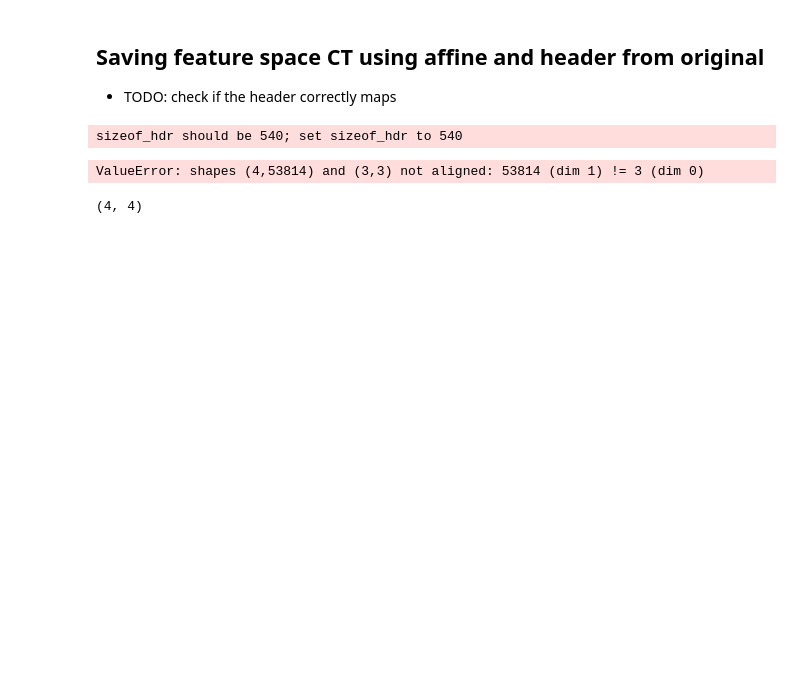
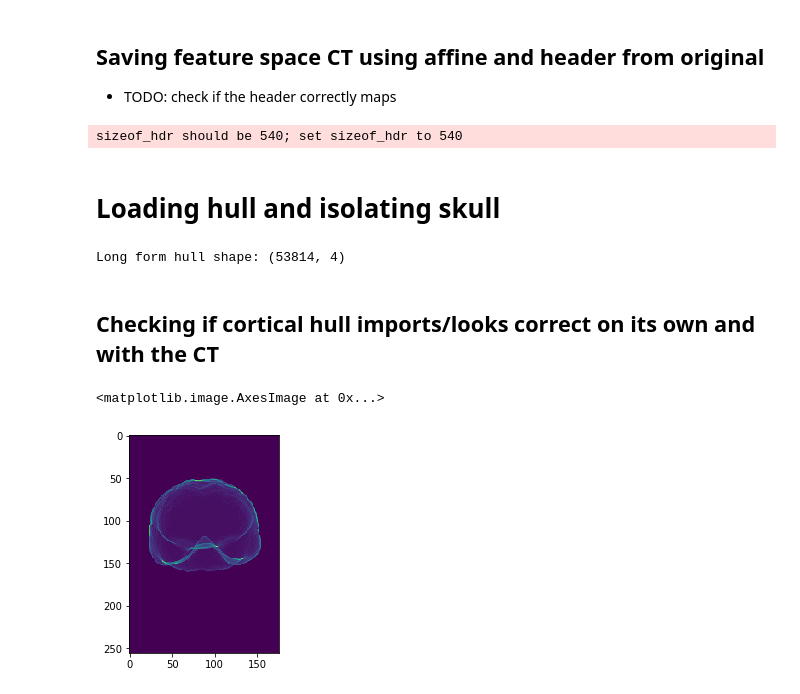
Before and after one commit to wspeier1/BE223A_2019, a Jupyter notebook: CT_Segmentation/Segment_CT-SA.ipynb, the cells around one changed output. Saved outputs shown, nothing was run; the diff lists cells and outputs as text; code cells hidden in the pictures; blank space fills up the shorter version.

```diff
--- a/CT_Segmentation/Segment_CT-SA.ipynb
+++ b/CT_Segmentation/Segment_CT-SA.ipynb
@@ -168,17 +176,18 @@ hull_mat = loadmat(hull_mat_path)
-# %%
-hull_coords = hull_mat['mask_indices']
-one = np.ones((hull_coords.shape[0], 1))
-
-hull_4d = np.hstack((hull_coords, one))
-
-aff = np.linalg.inv(feature_CT.affine)
-
-hull_idx = nib.affines.apply_affine(aff, hull_4d)
-
-hull_idx
-# %% [output]
-ValueError: shapes (4,53814) and (3,3) not aligned: 53814 (dim 1) != 3 (dim 0)
-# %%
-aff.shape
-# %% [output]
-(4, 4)
+# %% [markdown]
+# Loading hull and isolating skull
+# %%
+hull_idx = rwd.load_hull_from_mat(hull_mat_path, preop_CT)
+print('Long form hull shape:', hull_idx.shape)
+# %% [output]
+Long form hull shape: (53814, 4)
+# %% [markdown]
+## Checking if cortical hull imports/looks correct on its own and with the CT
+# %%
+importlib.reload(rd)
+
+hull_data = rwd.load_hull_voxel_matrix(hull_mat_path, preop_CT)
+print('In voxels hull shape:')
+plt.imshow(rd.project_ct_2D(hull_data, 0))
+# %% [output]
+<matplotlib.image.AxesImage at 0x...>
+[figure, added]
```
Also changed, not shown: parts of 6 cells of this notebook, 4 other files.
